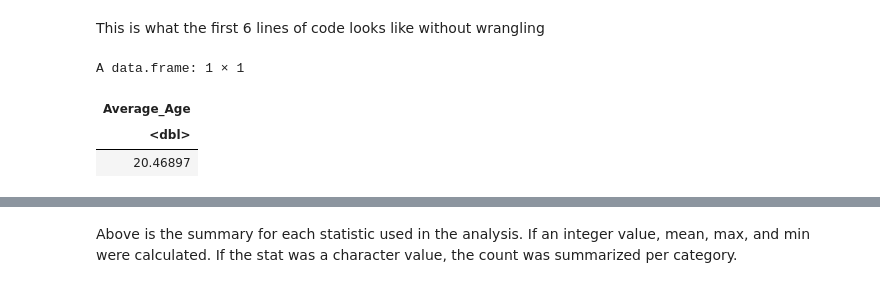
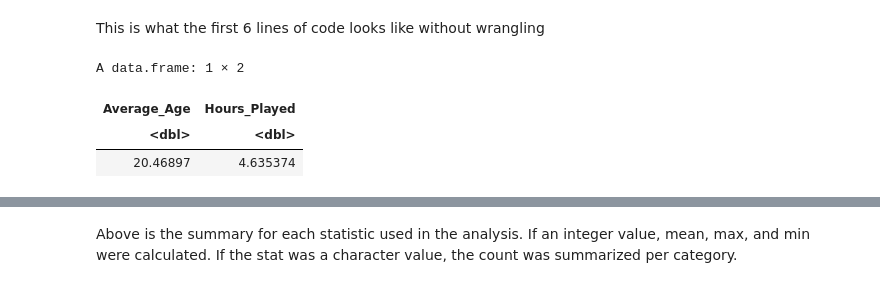
Before and after one commit to IFQXK/DSCI-100-project-group-19, a Jupyter notebook: Group Project.ipynb, the cells around one changed output, grey strips where cells are left out. Saved outputs shown, nothing was run; the diff lists cells and outputs as text; code cells hidden in the pictures.

```diff
--- a/Group Project.ipynb
+++ b/Group Project.ipynb
@@ -128,14 +128,14 @@ This is what the first 6 lines of code looks like without wrangling
 # %%
 mean_table <- players_training |>
 summarize(
-Average_Age = mean(Age, na.rm = TRUE),)
+Average_Age = mean(Age, na.rm = TRUE), Hours_Played = mean(played_hours, na.rm = TRUE))
 
 mean_table
 # %% [output]
-A data.frame: 1 × 1
+A data.frame: 1 × 2
-| Average_Age |
-| <dbl> |
-| 20.46897 |
+| Average_Age | Hours_Played |
+| <dbl> | <dbl> |
+| 20.46897 | 4.635374 |
 # %% [markdown]
 ## Statistics Summary of Variables used in Specific Question
 
```
Also changed, not shown: parts of 4 cells of this notebook.
